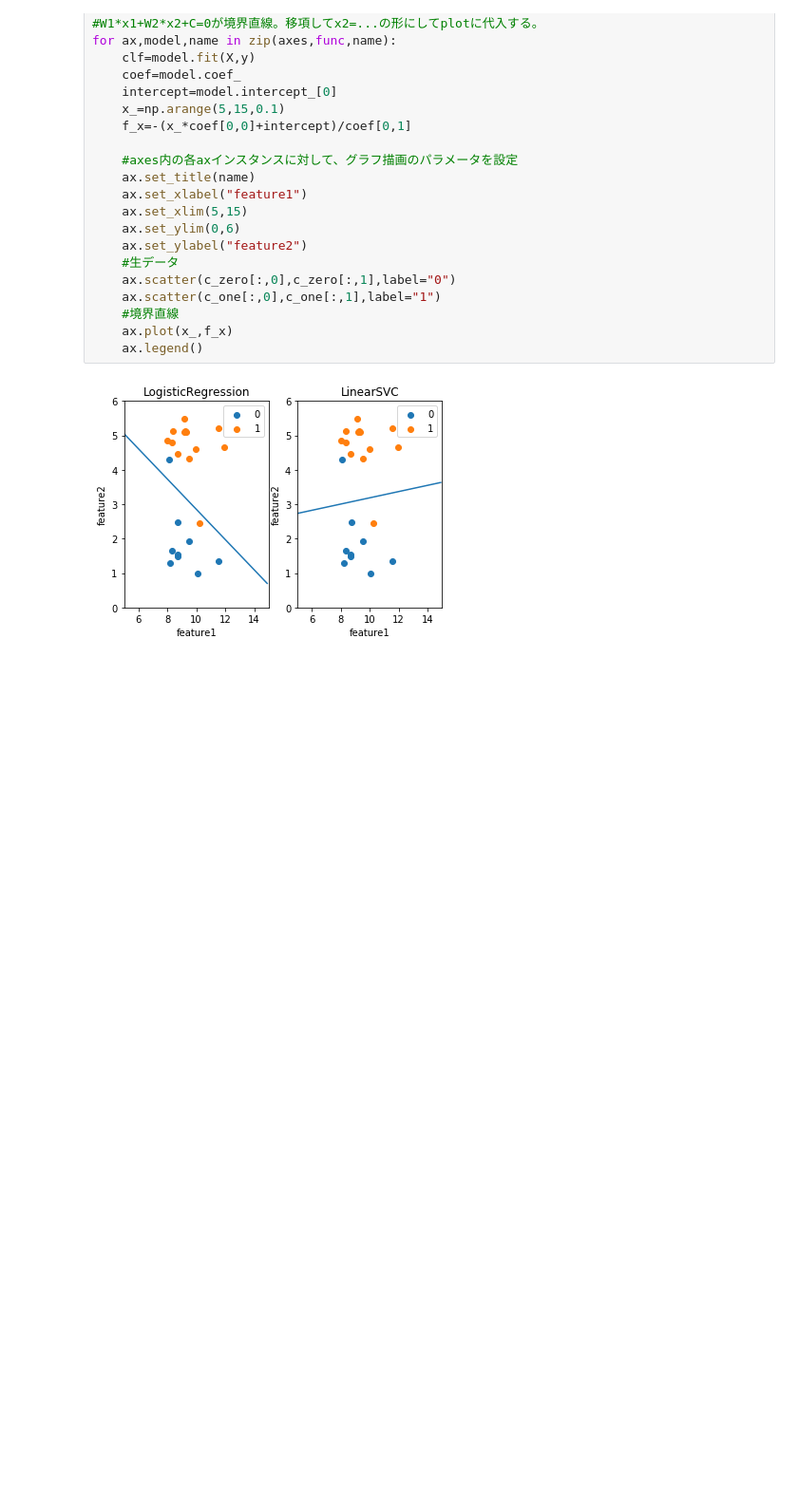
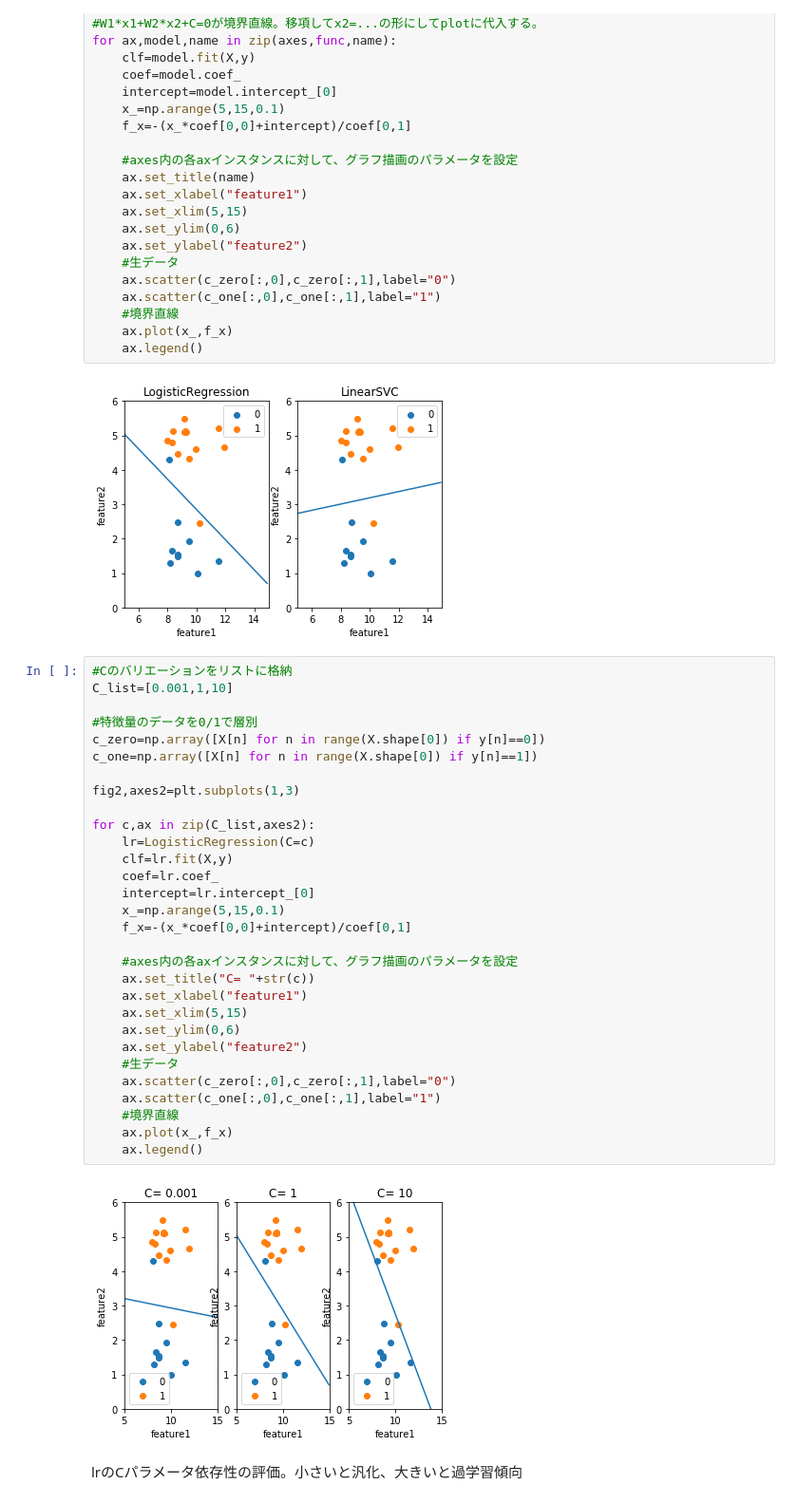
Before and after one commit to Kuroboo100/machine_learning, a Jupyter notebook: plactice_classification.ipynb, the cells around one changed output. Shown at 95% size. Drawn from its saved outputs; the diff is of its cells as text; blank space fills up the shorter version.

```diff
--- a/plactice_classification.ipynb
+++ b/plactice_classification.ipynb
@@ -48,3 +48,37 @@ for ax,model,name in zip(axes,func,name):
     ax.legend()
 # %% [output]
 [figure]
+# %%
+#Cのバリエーションをリストに格納
+C_list=[0.001,1,10]
+
+#特徴量のデータを0/1で層別
+c_zero=np.array([X[n] for n in range(X.shape[0]) if y[n]==0])
+c_one=np.array([X[n] for n in range(X.shape[0]) if y[n]==1])
+
+fig2,axes2=plt.subplots(1,3)
+
+for c,ax in zip(C_list,axes2):
+    lr=LogisticRegression(C=c)
+    clf=lr.fit(X,y)
+    coef=lr.coef_
+    intercept=lr.intercept_[0]
+    x_=np.arange(5,15,0.1)
+    f_x=-(x_*coef[0,0]+intercept)/coef[0,1]
+
+    #axes内の各axインスタンスに対して、グラフ描画のパラメータを設定
+    ax.set_title("C= "+str(c))
+    ax.set_xlabel("feature1")
+    ax.set_xlim(5,15)
+    ax.set_ylim(0,6)
+    ax.set_ylabel("feature2")
+    #生データ
+    ax.scatter(c_zero[:,0],c_zero[:,1],label="0")
+    ax.scatter(c_one[:,0],c_one[:,1],label="1")
+    #境界直線
+    ax.plot(x_,f_x)
+    ax.legend()
+# %% [output]
+[figure, added]
+# %% [markdown]
+lrのCパラメータ依存性の評価。小さいと汎化、大きいと過学習傾向
```
